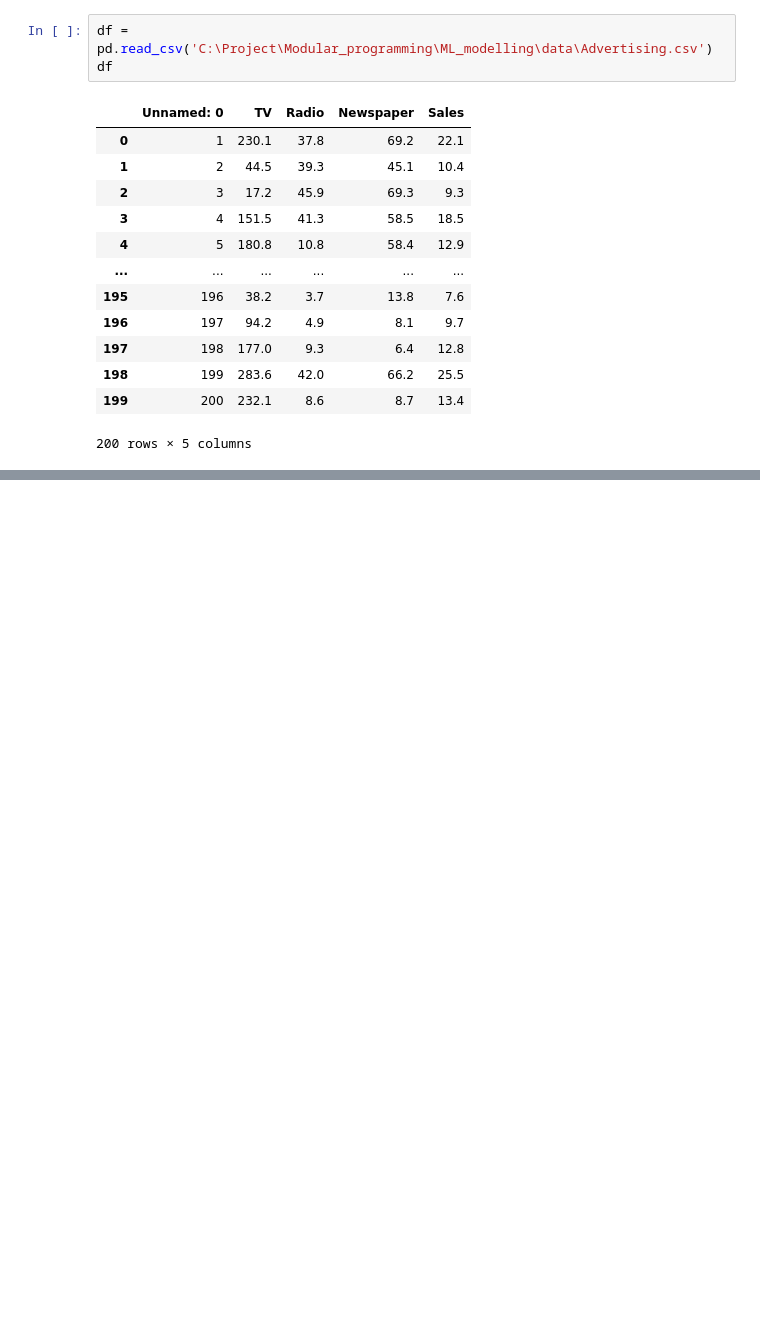
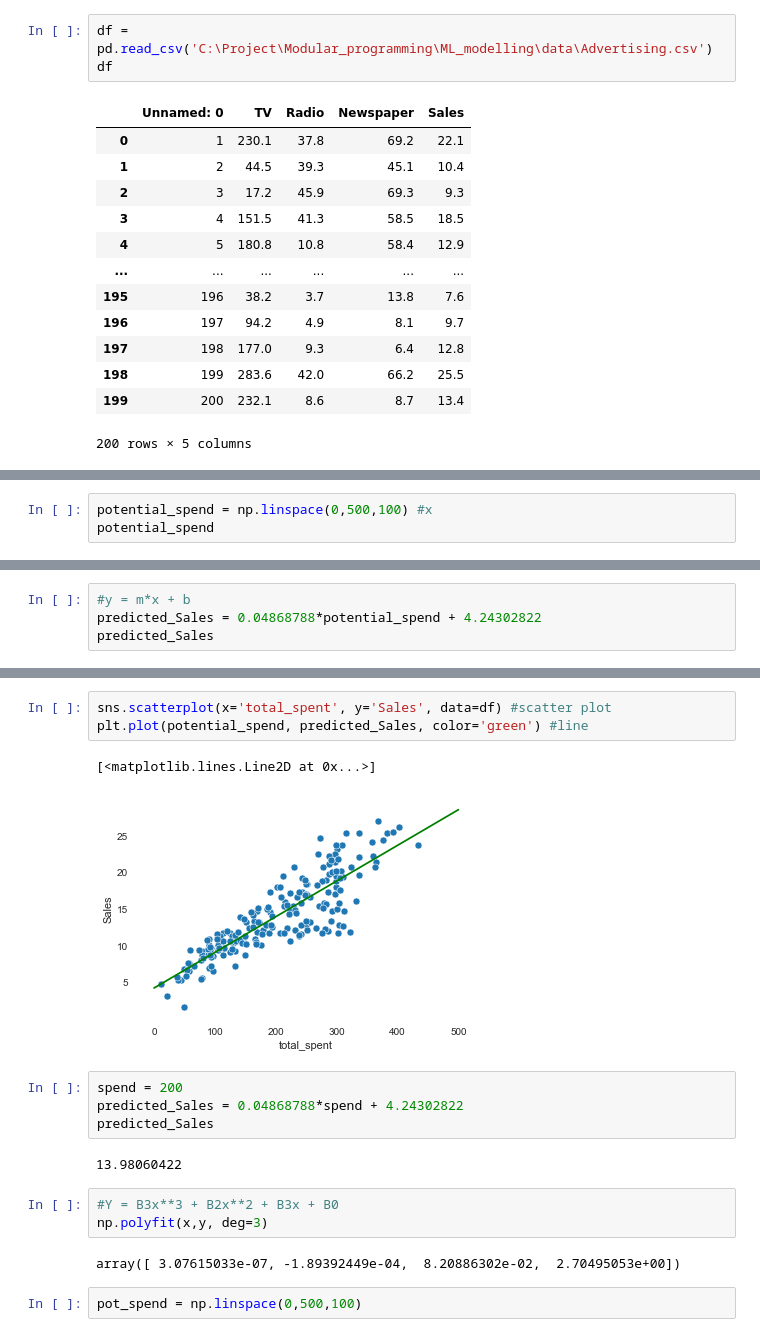
Before and after one commit to devdivyansh522399/ML_CLASS, a Jupyter notebook: Test Notebook/Linear_regression.ipynb, the cells around one changed output, grey strips where cells are left out. Drawn from its saved outputs; the diff is of its cells as text; blank space fills up the shorter version.

```diff
--- a/Test Notebook/Linear_regression.ipynb
+++ b/Test Notebook/Linear_regression.ipynb
@@ -22,0 +61,3 @@ df
+# %%
+potential_spend = np.linspace(0,500,100) #x
+potential_spend
@@ -22,0 +82,4 @@ df
+# %%
+#y = m*x + b
+predicted_Sales = 0.04868788*potential_spend + 4.24302822
+predicted_Sales
@@ -22,0 +107,19 @@ df
+# %%
+sns.scatterplot(x='total_spent', y='Sales', data=df) #scatter plot
+plt.plot(potential_spend, predicted_Sales, color='green') #line
+# %% [output]
+[<matplotlib.lines.Line2D at 0x...>]
+[figure, added]
+# %%
+spend = 200
+predicted_Sales = 0.04868788*spend + 4.24302822
+predicted_Sales
+# %% [output]
+13.98060422
+# %%
+#Y = B3x**3 + B2x**2 + B3x + B0
+np.polyfit(x,y, deg=3)
+# %% [output]
+array([ 3.07615033e-07, -1.89392449e-04,  8.20886302e-02,  2.70495053e+00])
+# %%
+pot_spend = np.linspace(0,500,100)
```
Also changed, not shown: parts of 39 cells of this notebook.
